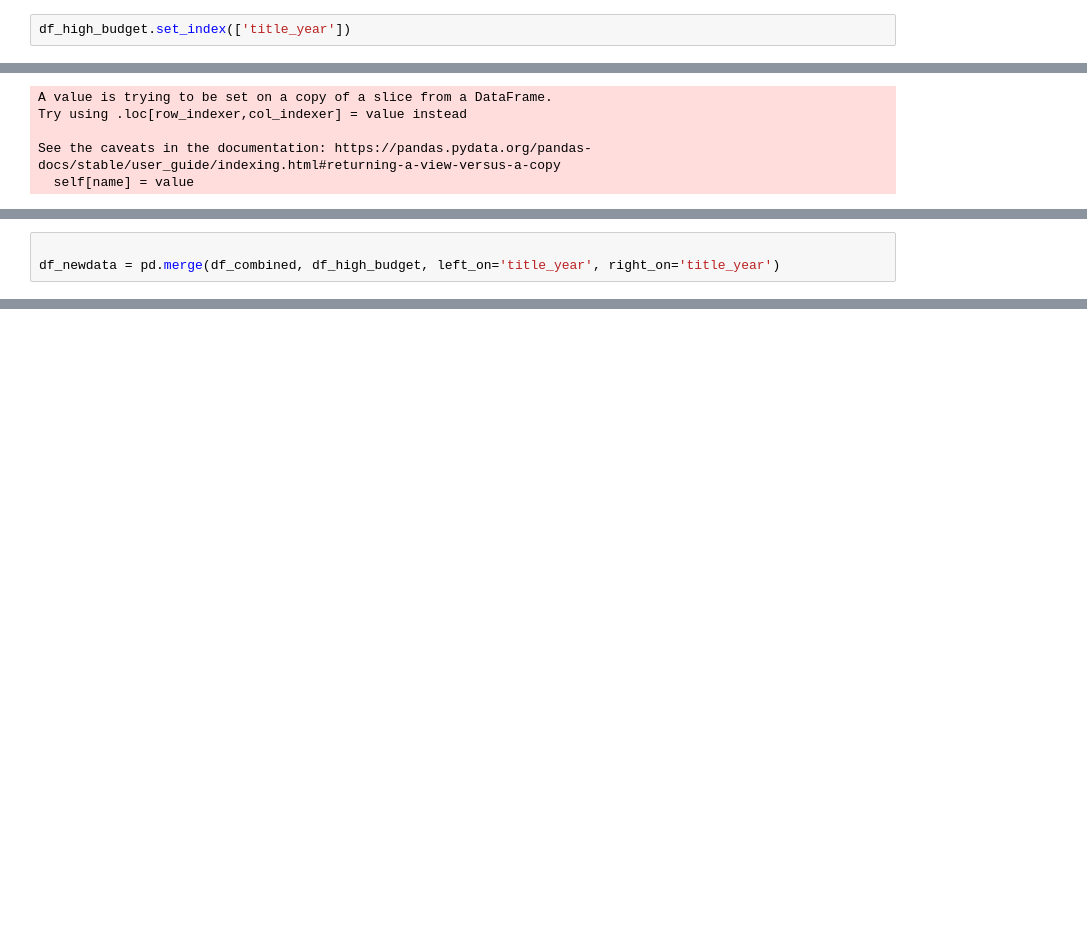
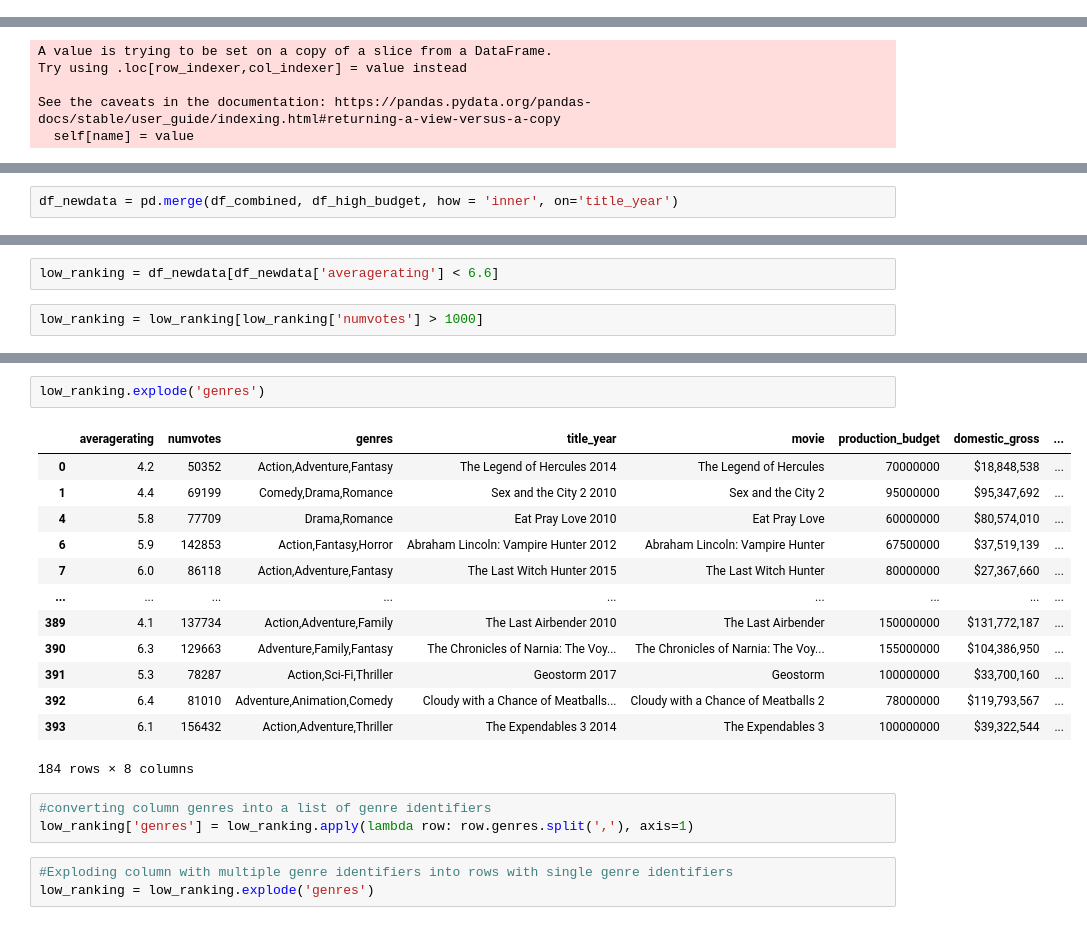
Before and after one commit to learn-co-curriculum/dsc-phase-1-project-v2-4, a Jupyter notebook: student-Copy1.ipynb, the cells around one changed output, grey strips where cells are left out. Saved outputs shown, nothing was run; the diff lists cells and outputs as text; blank space fills up the shorter version.

```diff
--- a/student-Copy1.ipynb
+++ b/student-Copy1.ipynb
@@ -228,5 +199,3 @@ A value is trying to be set on a copy of a slice from a DataFrame
 
 See the caveats in the documentation: https://pandas.pydata.org/pandas-docs/stable/user_guide/indexing.html#returning-a-view-versus-a-copy
   return super().drop(
-# %%
-df_high_budget.set_index(['title_year'])
@@ -274,3 +261,2 @@ See the caveats in the documentation: https://pandas.pydata.org/pandas-docs/stab
 # %%
-
-df_newdata = pd.merge(df_combined, df_high_budget, left_on='title_year', right_on='title_year')
+df_newdata = pd.merge(df_combined, df_high_budget, how = 'inner', on='title_year')
@@ -281,0 +278,4 @@ df_newdata.head()
+# %%
+low_ranking = df_newdata[df_newdata['averagerating'] < 6.6]
+# %%
+low_ranking = low_ranking[low_ranking['numvotes'] > 1000]
@@ -281,0 +299,22 @@ df_newdata.head()
+# %%
+low_ranking.explode('genres')
+# %% [output]
+|  | averagerating | numvotes | genres | title_year | movie | production_budget | domestic_gross | ... |
+| 0 | 4.2 | 50352 | Action,Adventure,Fantasy | The Legend of Hercules 2014 | The Legend of Hercules | 70000000 | $18,848,538 | ... |
+| 1 | 4.4 | 69199 | Comedy,Drama,Romance | Sex and the City 2 2010 | Sex and the City 2 | 95000000 | $95,347,692 | ... |
+| 4 | 5.8 | 77709 | Drama,Romance | Eat Pray Love 2010 | Eat Pray Love | 60000000 | $80,574,010 | ... |
+| 6 | 5.9 | 142853 | Action,Fantasy,Horror | Abraham Lincoln: Vampire Hunter 2012 | Abraham Lincoln: Vampire Hunter | 67500000 | $37,519,139 | ... |
+| 7 | 6.0 | 86118 | Action,Adventure,Fantasy | The Last Witch Hunter 2015 | The Last Witch Hunter | 80000000 | $27,367,660 | ... |
+| ... | ... | ... | ... | ... | ... | ... | ... | ... |
+| 389 | 4.1 | 137734 | Action,Adventure,Family | The Last Airbender 2010 | The Last Airbender | 150000000 | $131,772,187 | ... |
+| 390 | 6.3 | 129663 | Adventure,Family,Fantasy | The Chronicles of Narnia: The Voy... | The Chronicles of Narnia: The Voy... | 155000000 | $104,386,950 | ... |
+| 391 | 5.3 | 78287 | Action,Sci-Fi,Thriller | Geostorm 2017 | Geostorm | 100000000 | $33,700,160 | ... |
+| 392 | 6.4 | 81010 | Adventure,Animation,Comedy | Cloudy with a Chance of Meatballs... | Cloudy with a Chance of Meatballs 2 | 78000000 | $119,793,567 | ... |
+| 393 | 6.1 | 156432 | Action,Adventure,Thriller | The Expendables 3 2014 | The Expendables 3 | 100000000 | $39,322,544 | ... |
+184 rows × 8 columns
+# %%
+#converting column genres into a list of genre identifiers
+low_ranking['genres'] = low_ranking.apply(lambda row: row.genres.split(','), axis=1)
+# %%
+#Exploding column with multiple genre identifiers into rows with single genre identifiers
+low_ranking = low_ranking.explode('genres')
```
Also changed, not shown: parts of 29 cells of this notebook.
